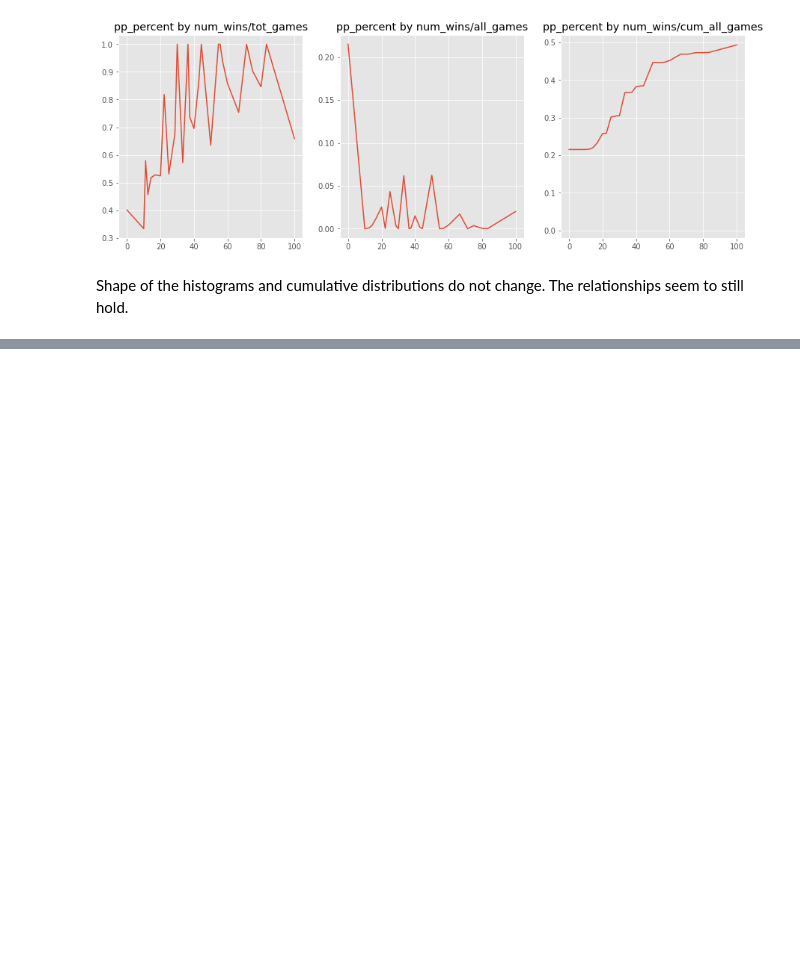
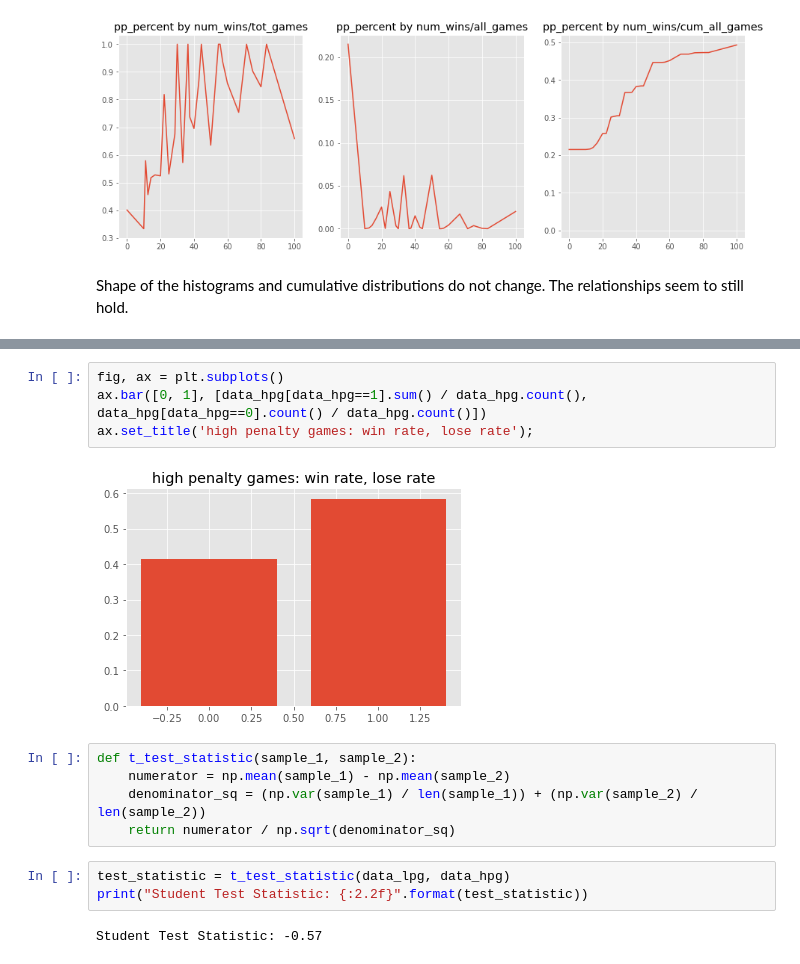
Before and after one commit to jkh-code/nhl-win-factors-analysis, a Jupyter notebook: notebooks/nhl-win-factors-analysis-eda.ipynb, the cells around one changed output, grey strips where cells are left out. Saved outputs shown, nothing was run; the diff lists cells and outputs as text; blank space fills up the shorter version.

Commit message:
Add hypothesis test

```diff
--- a/notebooks/nhl-win-factors-analysis-eda.ipynb
+++ b/notebooks/nhl-win-factors-analysis-eda.ipynb
@@ -728,0 +838,16 @@ Shape of the histograms and cumulative distributions do not change. The relation
+# %%
+fig, ax = plt.subplots()
+ax.bar([0, 1], [data_hpg[data_hpg==1].sum() / data_hpg.count(), data_hpg[data_hpg==0].count() / data_hpg.count()])
+ax.set_title('high penalty games: win rate, lose rate');
+# %% [output]
+[figure, added]
+# %%
+def t_test_statistic(sample_1, sample_2):
+    numerator = np.mean(sample_1) - np.mean(sample_2)
+    denominator_sq = (np.var(sample_1) / len(sample_1)) + (np.var(sample_2) / len(sample_2))
+    return numerator / np.sqrt(denominator_sq)
+# %%
+test_statistic = t_test_statistic(data_lpg, data_hpg)
+print("Student Test Statistic: {:2.2f}".format(test_statistic))
+# %% [output]
+Student Test Statistic: -0.57
```
Also changed, not shown: parts of 28 cells of this notebook.
